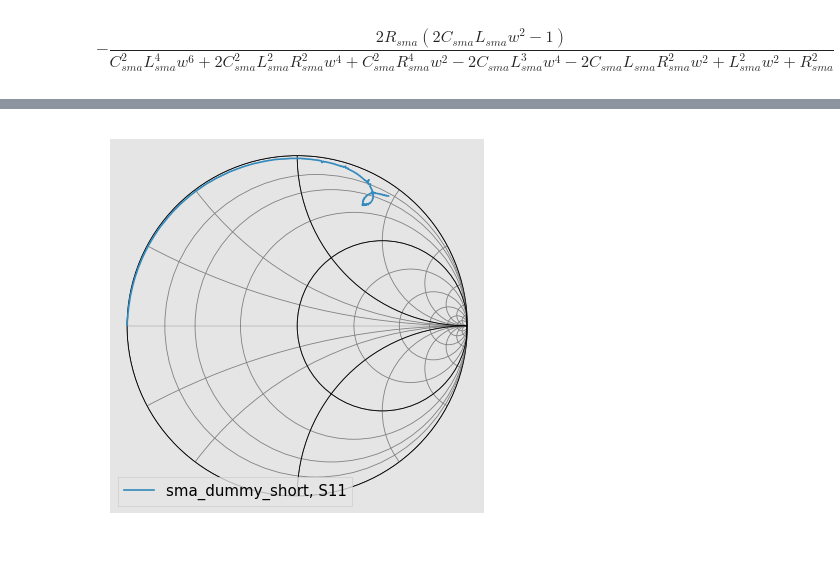
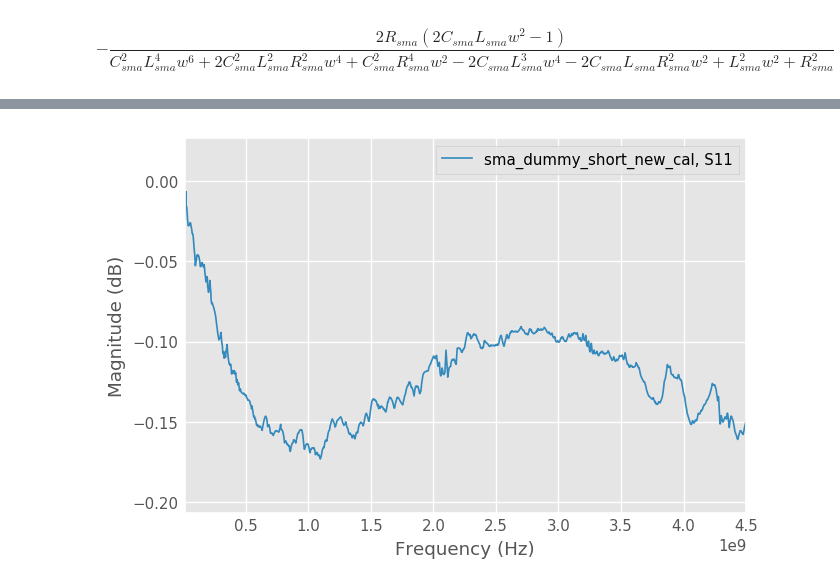
Before and after one commit to vighneshiyer/ee142_labs, a Jupyter notebook: lab1_redux/Lab1_Notebook.ipynb, the cells around one changed output, grey strips where cells are left out. Drawn from its saved outputs; the diff is of its cells as text; code cells hidden in the pictures; blank space fills up the shorter version.

Commit message:
more data

```diff
--- a/lab1_redux/Lab1_Notebook.ipynb
+++ b/lab1_redux/Lab1_Notebook.ipynb
@@ -50,7 +50,7 @@ $$- \frac{i \left(i L_{sma} w + R_{sma}\right)}{C_{sma} w \left(i L_{sma} w + R_
 $$- \frac{2 R_{sma} \left(2 C_{sma} L_{sma} w^{2} - 1\right)}{C_{sma}^{2} L_{sma}^{4} w^{6} + 2 C_{sma}^{2} L_{sma}^{2} R_{sma}^{2} w^{4} + C_{sma}^{2} R_{sma}^{4} w^{2} - 2 C_{sma} L_{sma}^{3} w^{4} - 2 C_{sma} L_{sma} R_{sma}^{2} w^{2} + L_{sma}^{2} w^{2} + R_{sma}^{2}}$$
 # %%
 # Characterization of the SMA dummy short (model fitting)
-sma_dummy_short_s_params_measured = rf.Network('data/sma_dummy_short.S2P')
+sma_dummy_short_s_params_measured = rf.Network('data/sma_dummy_short_new_cal.S2P')
 
 measured_freqs_omega = sma_dummy_short_s_params_measured.frequency.w
 measured_freqs_f = np.divide(measured_freqs_omega, 2 * np.pi)
@@ -68,6 +68,7 @@ def sma_dummy_short_z11_loss_fn(var, plot=False):
         plt.figure()
         plt.plot(measured_freqs_f, 20*np.log10(np.abs(Z11_model)))
         plt.plot(measured_freqs_f, 20*np.log10(np.abs(measured_Z11)))
+        plt.legend(['model', 'measured'])
     #MSE = (1.0 / len(measured_freqs_f)) * np.sum(np.square(np.abs(np.subtract(np.log10(Z11_model), np.log10(measured_Z11)))))
     MSE = (1.0 / len(measured_freqs_f)) \
         * np.sum(np.abs(np.subtract(np.log(np.abs(Z11_model)), np.log(np.abs(measured_Z11)))))
@@ -114,5 +115,5 @@ scipy.optimize.minimize(sma_dummy_short_z11_loss_fn, (1e-12, 1e-9, 100e-3), meth
 # %%
-#sma_dummy_short_s_params_measured.s11.plot_s_db()
-sma_dummy_short_s_params_measured.s11.plot_s_smith()
+sma_dummy_short_s_params_measured.s11.plot_s_db()
+#sma_dummy_short_s_params_measured.s11.plot_s_smith()
 # %% [output]
-[figure, old version]
+[figure, new version]
```
Also changed, not shown: parts of 1 cell of this notebook, 5 other files.
